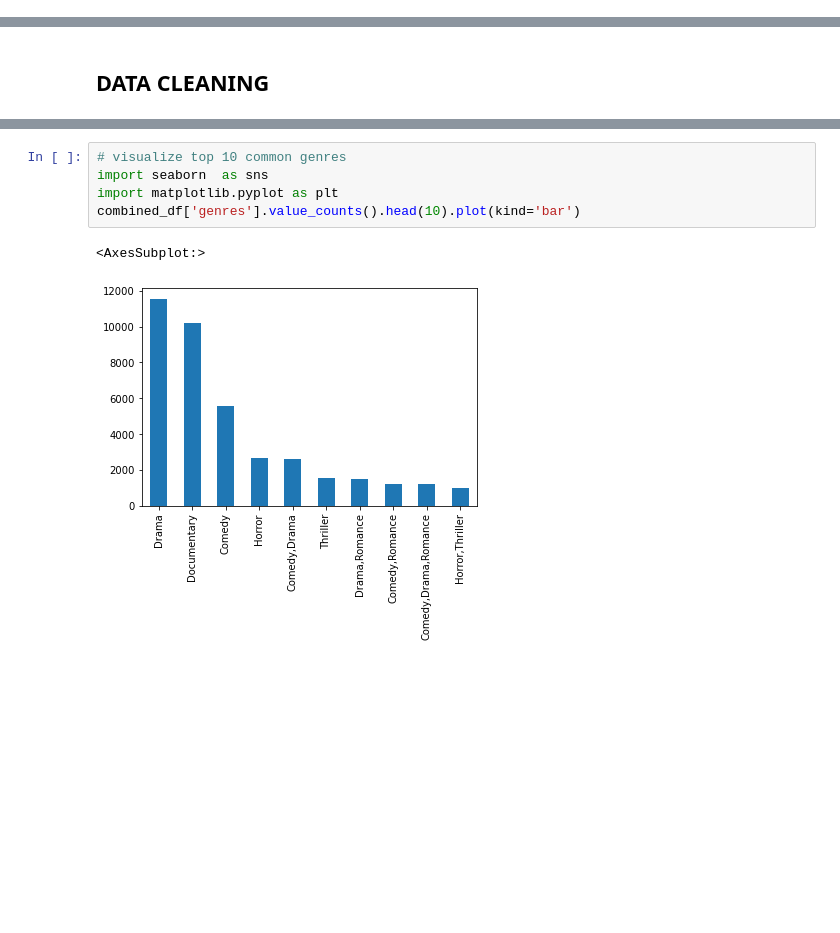
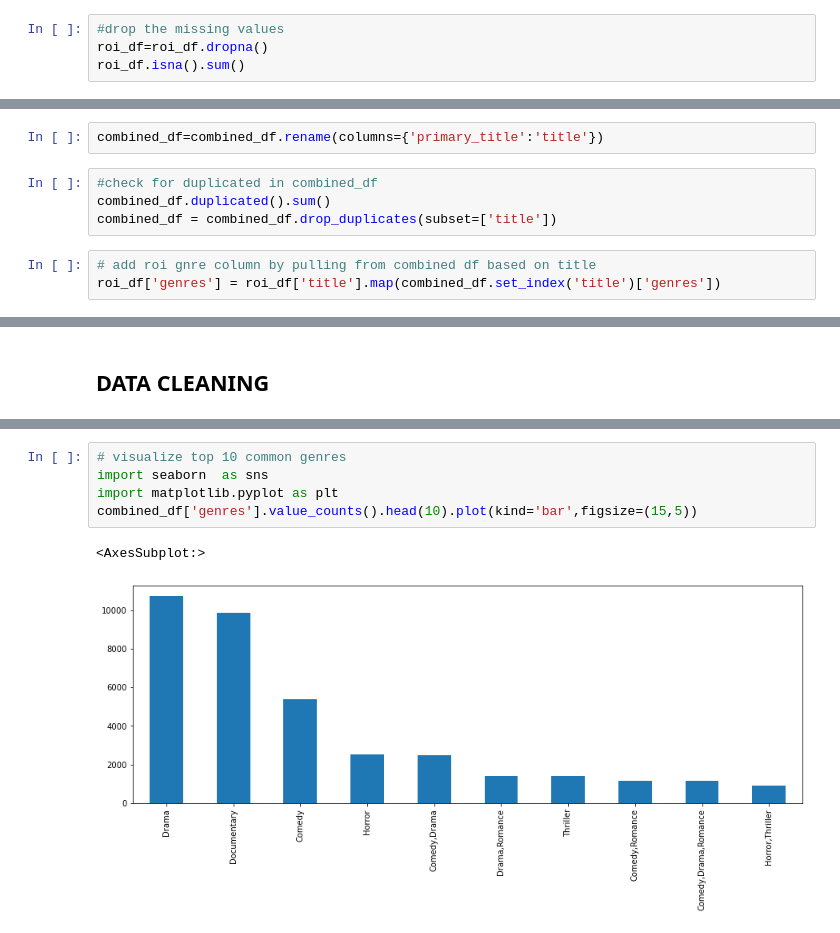
Before and after one commit to N-kioko/Movies_Products_and_Market_Analysis, a Jupyter notebook: index.ipynb, the cells around one changed output, grey strips where cells are left out. Saved outputs shown, nothing was run; the diff lists cells and outputs as text; blank space fills up the shorter version.

```diff
--- a/index.ipynb
+++ b/index.ipynb
@@ -127,0 +144,4 @@ ValueError: Cannot convert non-finite values (NA or inf) to integer
+# %%
+#drop the missing values
+roi_df=roi_df.dropna()
+roi_df.isna().sum()
@@ -259,3 +258,12 @@ person_id              0
 averagerating          0
 numvotes               0
 dtype: int64
+# %%
+combined_df=combined_df.rename(columns={'primary_title':'title'})
+# %%
+#check for duplicated in combined_df
+combined_df.duplicated().sum()
+combined_df = combined_df.drop_duplicates(subset=['title'])
+# %%
+# add roi gnre column by pulling from combined df based on title
+roi_df['genres'] = roi_df['title'].map(combined_df.set_index('title')['genres'])
@@ -314,8 +343,8 @@ combined_df.head()
 # %%
 # visualize top 10 common genres
 import seaborn  as sns
 import matplotlib.pyplot as plt
-combined_df['genres'].value_counts().head(10).plot(kind='bar')
+combined_df['genres'].value_counts().head(10).plot(kind='bar',figsize=(15,5))
 # %% [output]
 <AxesSubplot:>
-[figure, old version]
+[figure, new version]
```
Also changed, not shown: parts of 24 cells of this notebook.
